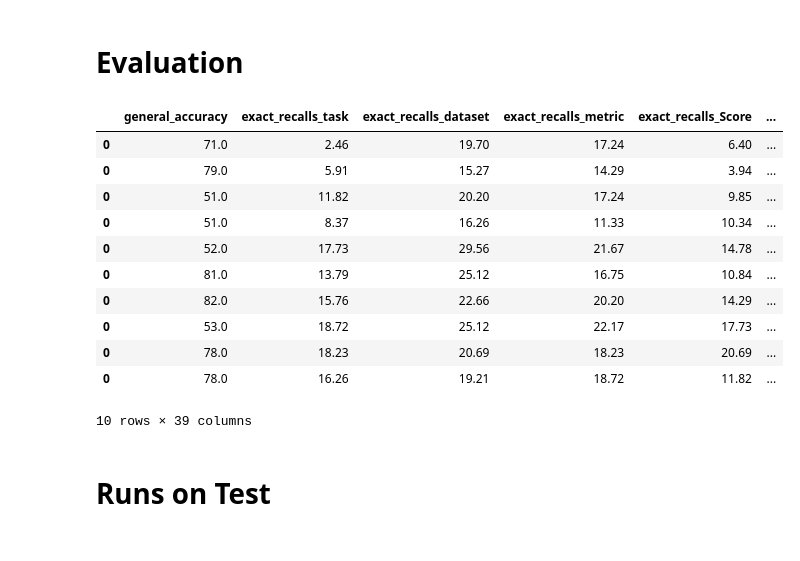
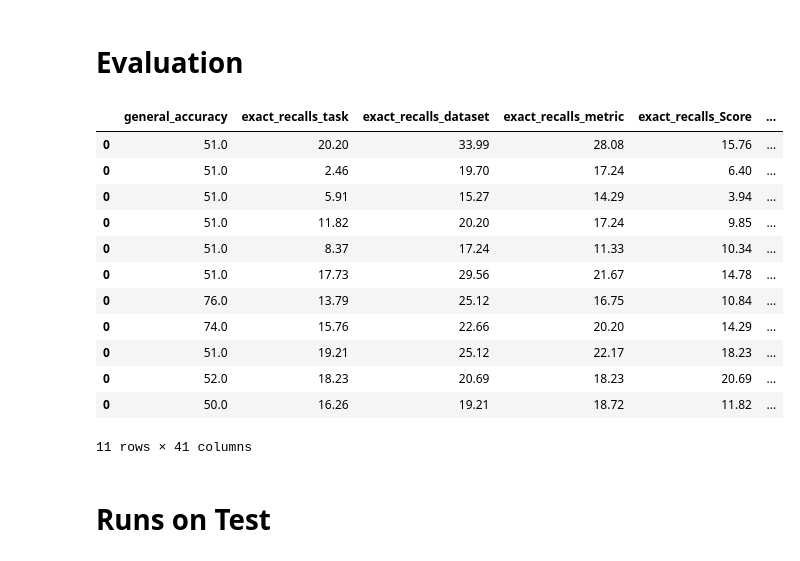
Before and after one commit to urbanlutz/nlp2024_ClefTask4SOTA, a Jupyter notebook: evaluation.ipynb, the cells around one changed output. Drawn from its saved outputs; the diff is of its cells as text; code cells hidden in the pictures.

Commit message:
v5 prompts

```diff
--- a/evaluation.ipynb
+++ b/evaluation.ipynb
@@ -97,12 +97,13 @@ dfs = []
 
 for run in runs:
     df = load_run(run)
+    df = post_proc(df)
     dfs.append(df)
 
 
 # Some older runs might not be in the right format -> format function is idempotent
-for df in dfs:
-    df = post_proc(df)
+# for df in dfs:
+#     df = post_proc(df)
 # %%
 df_all = pd.concat(dfs)
 df_all
@@ -125,43 +126,46 @@ df_all
 # %%
 # evaluate
 from scoring_program.evaluation import Metrics
 
 results = []
 for df in dfs:
     labels = list(df["ground_truth"])
     preds = list(df["annotation"])
     assert len(labels) == len(preds)
     result = Metrics.evaluate_property_wise_json_based(
         label_list=labels, prediction_list=preds
     )
 
     result.update(
         Metrics.evaluate_rouge(label_list=list(df["ground_truth"]), prediction_list=list(df["annotation"]))
     )
     result["run"] = df["run"].iloc[0]
     result["score"] = result["partial_f1s_overall"]
     result["num_samples"] = len(df)
+    result["prompt_template"] = df.iloc[0]["prompt_template"]
+    result["model"] = df.iloc[0]["model"]
     try:
         result["mean_t"] = df["inference_s"].mean()
     except:
         pass
     results.append(pd.DataFrame([result]))
 
 df_res = pd.concat(results)
 df_res
 # %% [output]
 |  | general_accuracy | exact_recalls_task | exact_recalls_dataset | exact_recalls_metric | exact_recalls_Score | ... |
-| 0 | 71.0 | 2.46 | 19.70 | 17.24 | 6.40 | ... |
-| 0 | 79.0 | 5.91 | 15.27 | 14.29 | 3.94 | ... |
+| 0 | 51.0 | 20.20 | 33.99 | 28.08 | 15.76 | ... |
+| 0 | 51.0 | 2.46 | 19.70 | 17.24 | 6.40 | ... |
+| 0 | 51.0 | 5.91 | 15.27 | 14.29 | 3.94 | ... |
 | 0 | 51.0 | 11.82 | 20.20 | 17.24 | 9.85 | ... |
-| 0 | 51.0 | 8.37 | 16.26 | 11.33 | 10.34 | ... |
-| 0 | 52.0 | 17.73 | 29.56 | 21.67 | 14.78 | ... |
-| 0 | 81.0 | 13.79 | 25.12 | 16.75 | 10.84 | ... |
-| 0 | 82.0 | 15.76 | 22.66 | 20.20 | 14.29 | ... |
-| 0 | 53.0 | 18.72 | 25.12 | 22.17 | 17.73 | ... |
-| 0 | 78.0 | 18.23 | 20.69 | 18.23 | 20.69 | ... |
-| 0 | 78.0 | 16.26 | 19.21 | 18.72 | 11.82 | ... |
+| 0 | 51.0 | 8.37 | 17.24 | 11.33 | 10.34 | ... |
+| 0 | 51.0 | 17.73 | 29.56 | 21.67 | 14.78 | ... |
+| 0 | 76.0 | 13.79 | 25.12 | 16.75 | 10.84 | ... |
+| 0 | 74.0 | 15.76 | 22.66 | 20.20 | 14.29 | ... |
+| 0 | 51.0 | 19.21 | 25.12 | 22.17 | 18.23 | ... |
+| 0 | 52.0 | 18.23 | 20.69 | 18.23 | 20.69 | ... |
+| 0 | 50.0 | 16.26 | 19.21 | 18.72 | 11.82 | ... |
-10 rows × 39 columns
+11 rows × 41 columns
 # %% [markdown]
 # Runs on Test
 # %%
```
Also changed, not shown: parts of 4 cells of this notebook, 1 other file.
